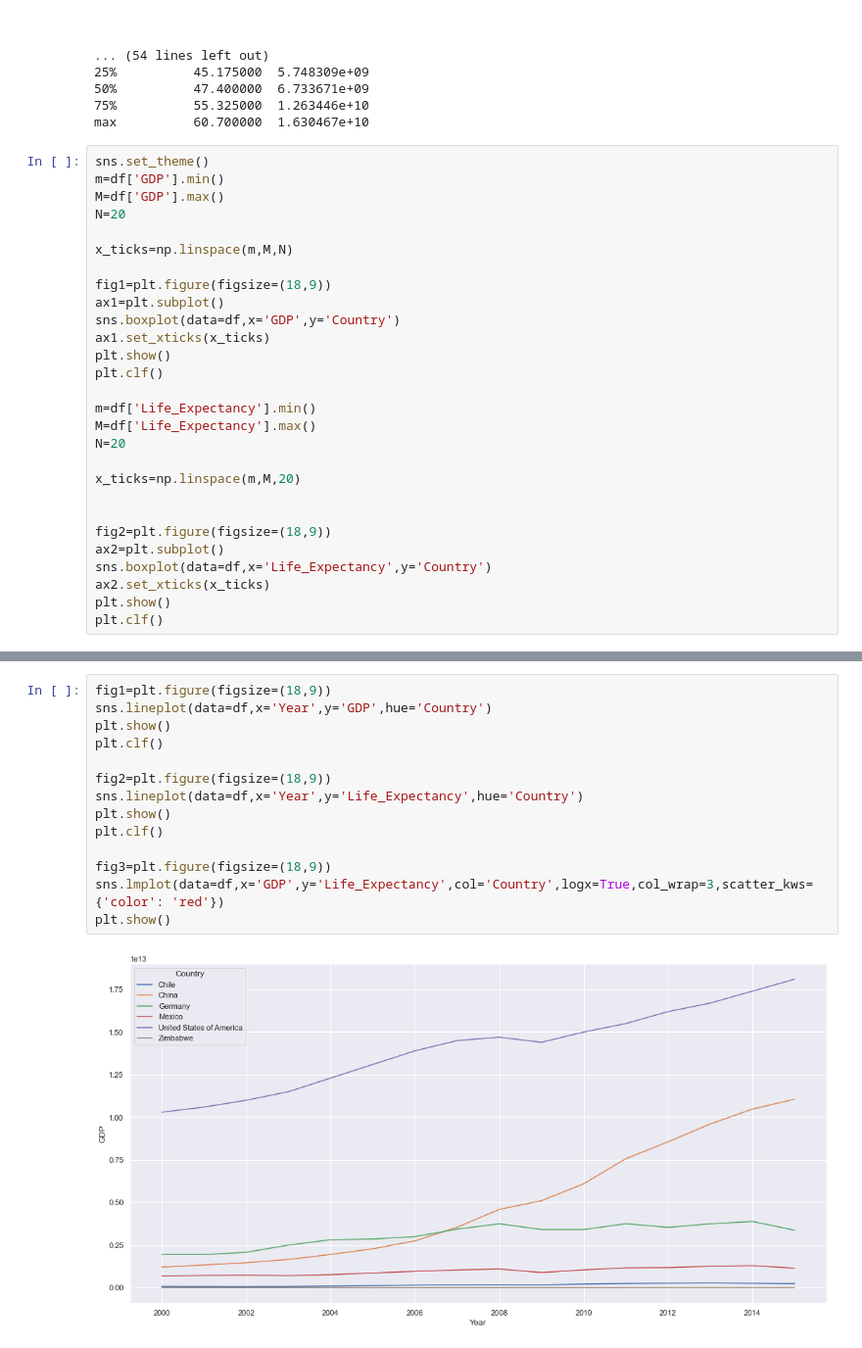
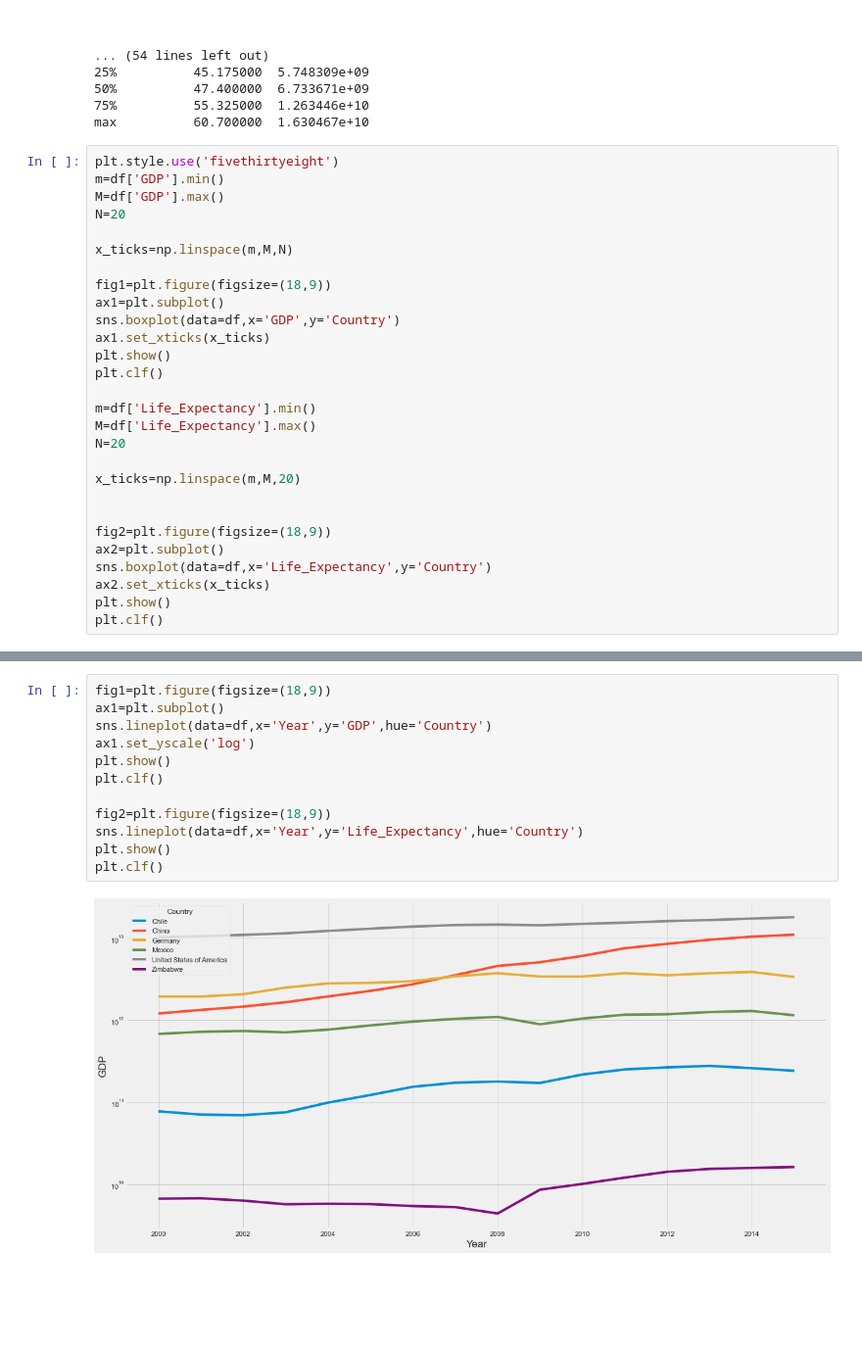
Before and after one commit to AbdullaK123/Portfolio, a Jupyter notebook: Life_Expectancy_GDP_Project.ipynb, the cells around one changed output, grey strips where cells are left out. Shown at 98% size. Cells and saved outputs as stored; diff of their text form; blank space fills up the shorter version.

```diff
--- a/Life_Expectancy_GDP_Project.ipynb
+++ b/Life_Expectancy_GDP_Project.ipynb
@@ -60,7 +60,7 @@ max          80.500000  2.783840e+11
 75%          55.325000  1.263446e+10
 max          60.700000  1.630467e+10
 # %%
-sns.set_theme()
+plt.style.use('fivethirtyeight')
 m=df['GDP'].min()
 M=df['GDP'].max()
 N=20
@@ -99,17 +152,15 @@ Let's investigate further with a few scatter plots and time series plots.
 # %%
 fig1=plt.figure(figsize=(18,9))
+ax1=plt.subplot()
 sns.lineplot(data=df,x='Year',y='GDP',hue='Country')
+ax1.set_yscale('log')
 plt.show()
 plt.clf()
 
 fig2=plt.figure(figsize=(18,9))
 sns.lineplot(data=df,x='Year',y='Life_Expectancy',hue='Country')
 plt.show()
 plt.clf()
-
-fig3=plt.figure(figsize=(18,9))
-sns.lmplot(data=df,x='GDP',y='Life_Expectancy',col='Country',logx=True,col_wrap=3,scatter_kws={'color': 'red'})
-plt.show()
 # %% [output]
-[figure, old version]
+[figure, new version]
 <Figure size 432x288 with 0 Axes>
```
Also changed, not shown: parts of 11 cells of this notebook, 1 other file.
